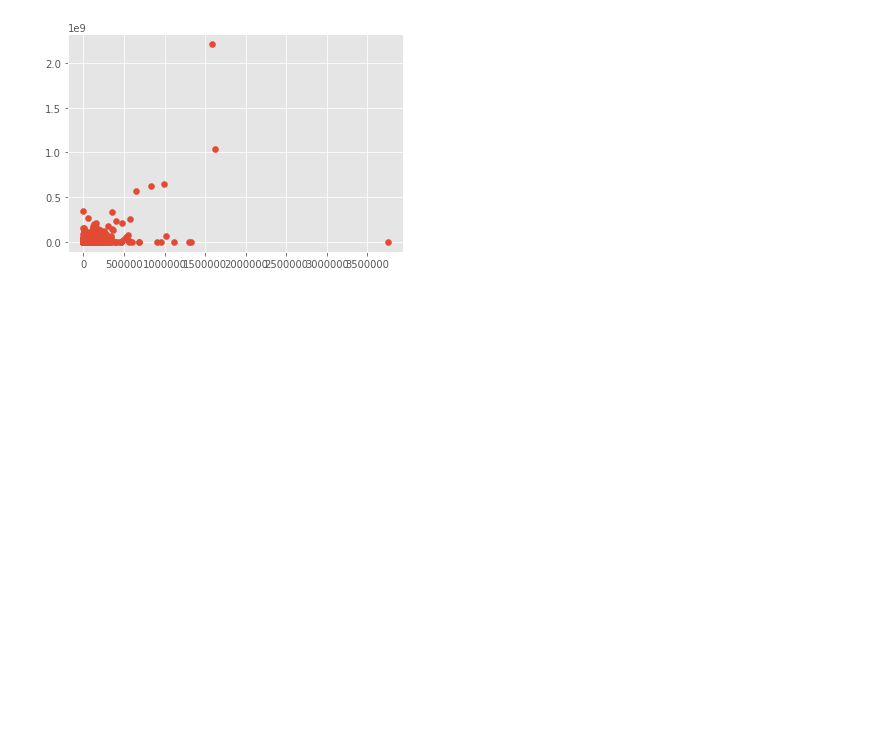
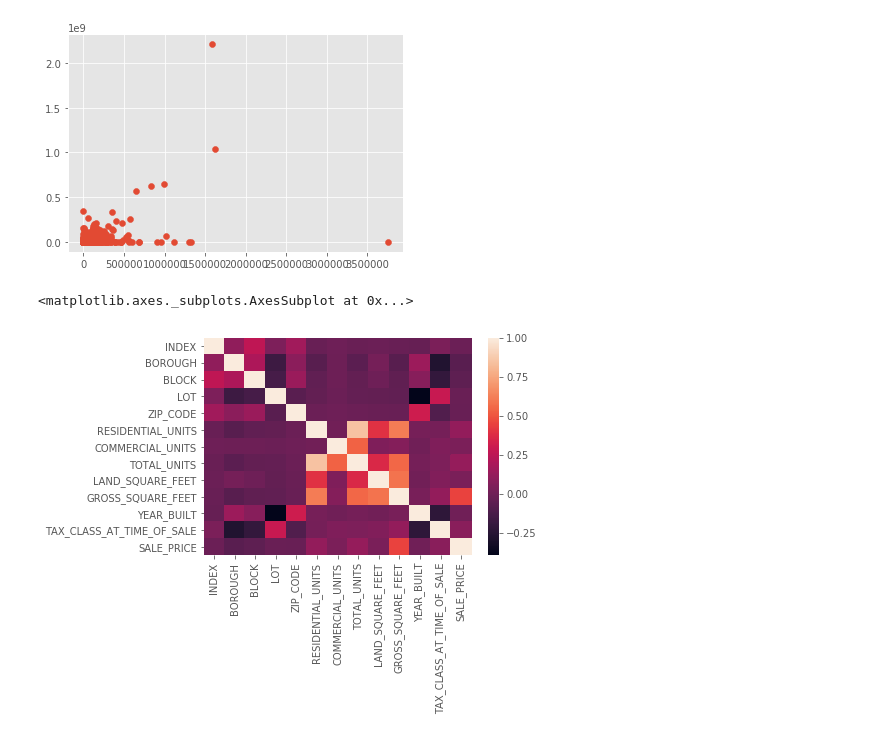
Before and after one commit to Lovem1/NEWYOIK, a Jupyter notebook: NYC Properties analysis.ipynb, the cells around one changed output. Drawn from its saved outputs; the diff is of its cells as text; code cells hidden in the pictures; blank space fills up the shorter version.

Commit message:
add heatmap correlation matrix

```diff
--- a/NYC Properties analysis.ipynb
+++ b/NYC Properties analysis.ipynb
@@ -269,3 +270,9 @@ plt.scatter(x, y)
 plt.show()
 # %% [output]
 [figure]
+# %%
+corr = dataset.corr()
+sns.heatmap(corr)
+# %% [output]
+<matplotlib.axes._subplots.AxesSubplot at 0x...>
+[figure, added]
```
Also changed, not shown: parts of 2 cells of this notebook.
